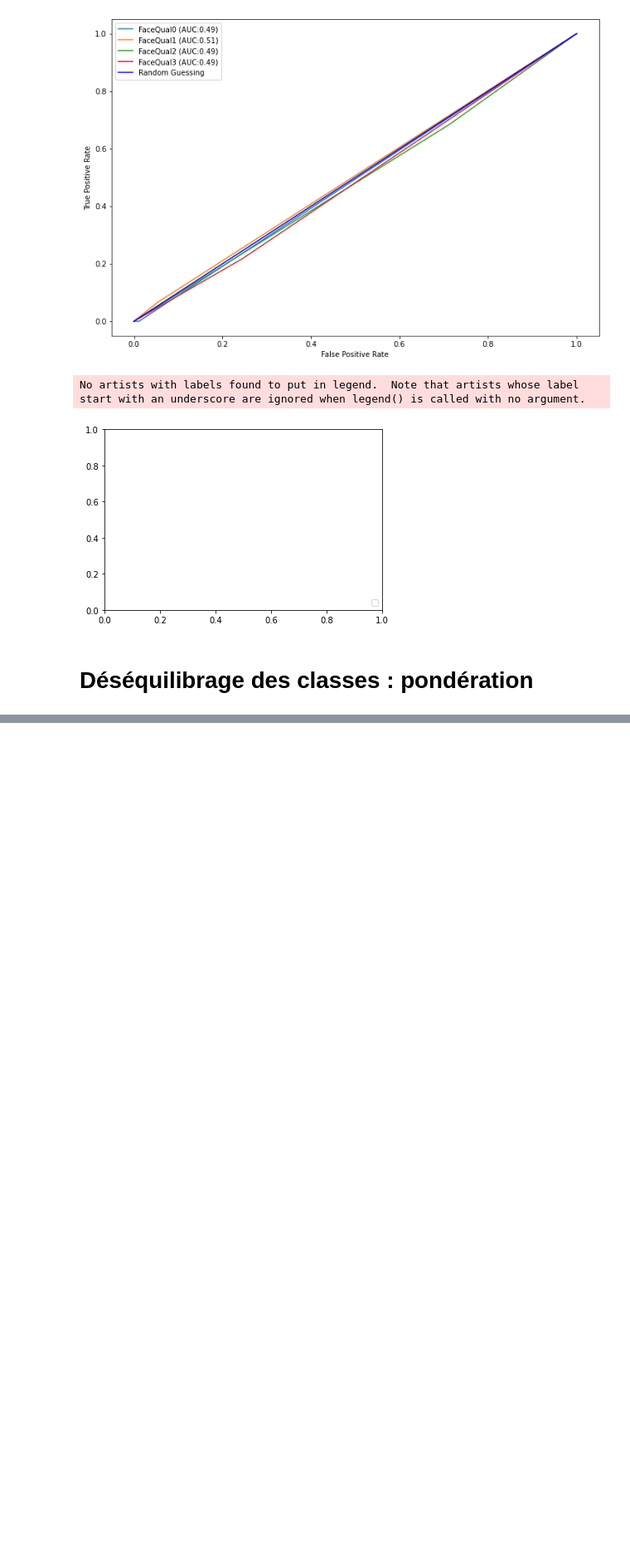
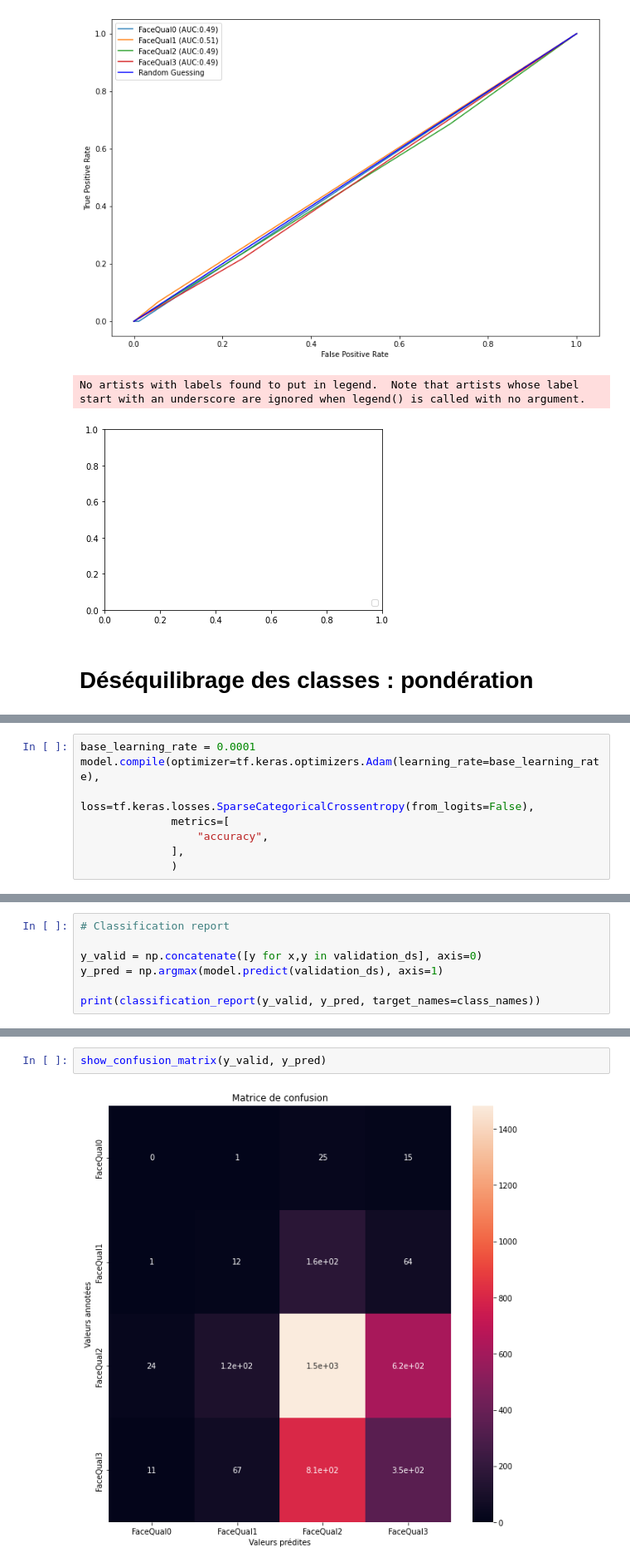
Before and after one commit to fds-napolitain/m2-stage, a Jupyter notebook: classification-qualite.ipynb, the cells around one changed output, grey strips where cells are left out. Shown at 83% size. Saved outputs shown, nothing was run; the diff lists cells and outputs as text; blank space fills up the shorter version.

```diff
--- a/classification-qualite.ipynb
+++ b/classification-qualite.ipynb
@@ -466,0 +476,8 @@ class_weight={
+# %%
+base_learning_rate = 0.0001
+model.compile(optimizer=tf.keras.optimizers.Adam(learning_rate=base_learning_rate),
+              loss=tf.keras.losses.SparseCategoricalCrossentropy(from_logits=False),
+              metrics=[
+                  "accuracy",
+              ],
+              )
@@ -466,0 +546,7 @@ class_weight={
+# %%
+# Classification report
+
+y_valid = np.concatenate([y for x,y in validation_ds], axis=0)
+y_pred = np.argmax(model.predict(validation_ds), axis=1)
+
+print(classification_report(y_valid, y_pred, target_names=class_names))
@@ -466,0 +564,4 @@ class_weight={
+# %%
+show_confusion_matrix(y_valid, y_pred)
+# %% [output]
+[figure, added]
```
Also changed, not shown: parts of 18 cells of this notebook.
